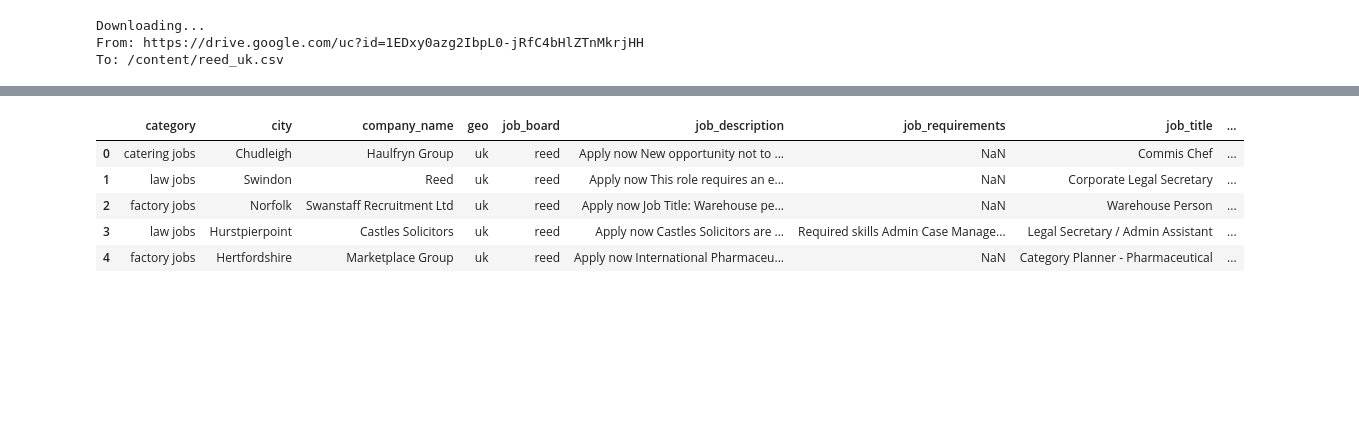
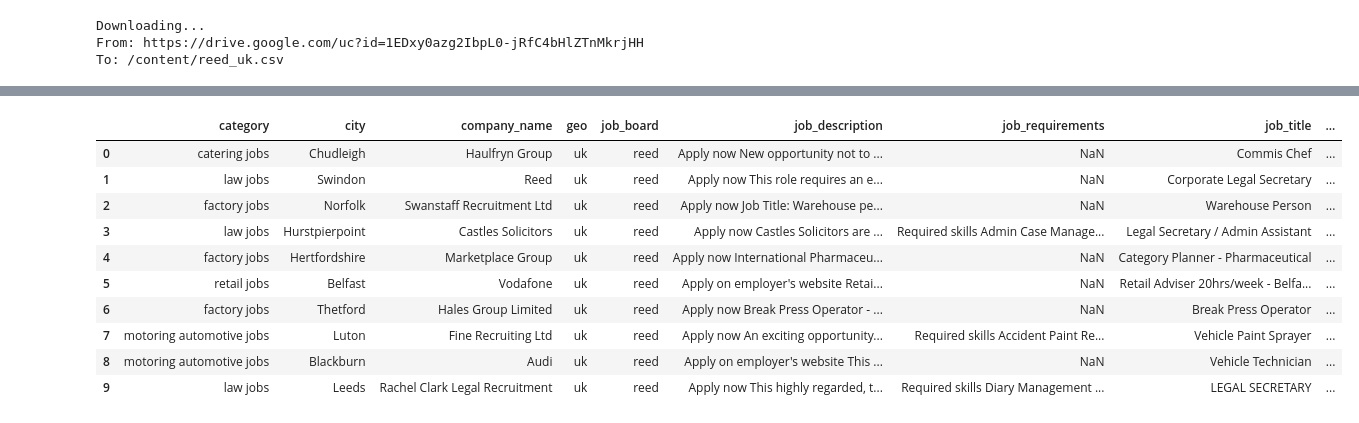
Before and after one commit to gcubillos7/technical-test-torre, a Jupyter notebook: TechnicalTest.ipynb, the cells around one changed output, grey strips where cells are left out. Saved outputs shown, nothing was run; the diff lists cells and outputs as text; code cells hidden in the pictures; blank space fills up the shorter version.

```diff
--- a/TechnicalTest.ipynb
+++ b/TechnicalTest.ipynb
@@ -12,11 +21,16 @@ import numpy as np
 # %%
 reed=pd.read_csv('/content/reed_uk.csv')
 # %%
-reed.head(5)
+reed.head(10)
 # %% [output]
 |  | category | city | company_name | geo | job_board | job_description | job_requirements | job_title | ... |
 | 0 | catering jobs | Chudleigh | Haulfryn Group | uk | reed | Apply now New opportunity not to ... | NaN | Commis Chef | ... |
 | 1 | law jobs | Swindon | Reed | uk | reed | Apply now This role requires an e... | NaN | Corporate Legal Secretary | ... |
 | 2 | factory jobs | Norfolk | Swanstaff Recruitment Ltd | uk | reed | Apply now Job Title: Warehouse pe... | NaN | Warehouse Person | ... |
 | 3 | law jobs | Hurstpierpoint | Castles Solicitors | uk | reed | Apply now Castles Solicitors are ... | Required skills Admin Case Manage... | Legal Secretary / Admin Assistant | ... |
 | 4 | factory jobs | Hertfordshire | Marketplace Group | uk | reed | Apply now International Pharmaceu... | NaN | Category Planner - Pharmaceutical | ... |
+| 5 | retail jobs | Belfast | Vodafone | uk | reed | Apply on employer's website Retai... | NaN | Retail Adviser 20hrs/week - Belfa... | ... |
+| 6 | factory jobs | Thetford | Hales Group Limited | uk | reed | Apply now Break Press Operator - ... | NaN | Break Press Operator | ... |
+| 7 | motoring automotive jobs | Luton | Fine Recruiting Ltd | uk | reed | Apply now An exciting opportunity... | Required skills Accident Paint Re... | Vehicle Paint Sprayer | ... |
+| 8 | motoring automotive jobs | Blackburn | Audi | uk | reed | Apply on employer's website This ... | NaN | Vehicle Technician | ... |
+| 9 | law jobs | Leeds | Rachel Clark Legal Recruitment | uk | reed | Apply now This highly regarded, t... | Required skills Diary Management ... | LEGAL SECRETARY | ... |
```
Also changed, not shown: parts of 22 cells of this notebook.
